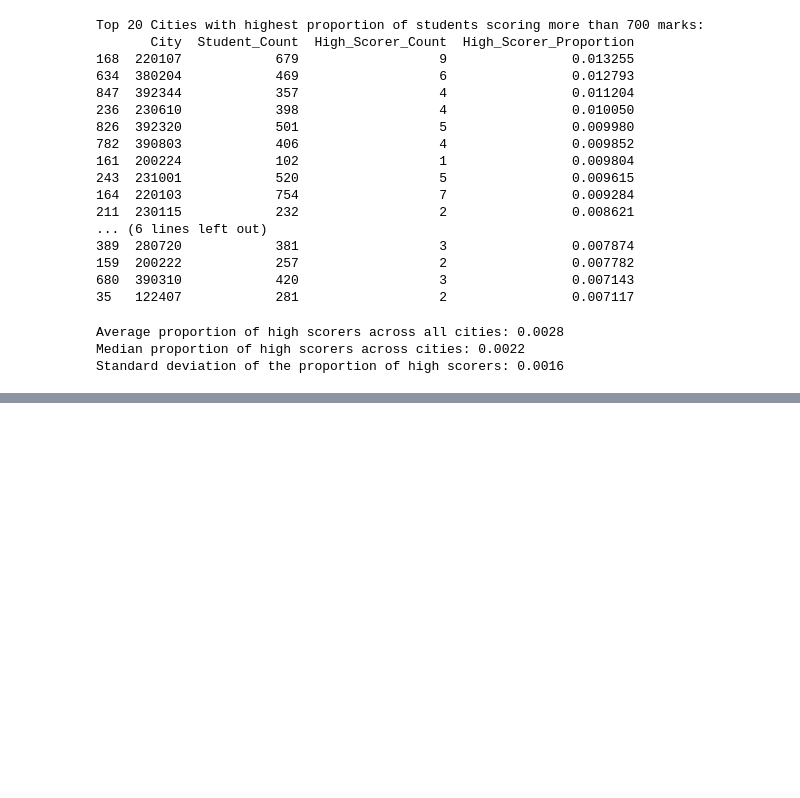
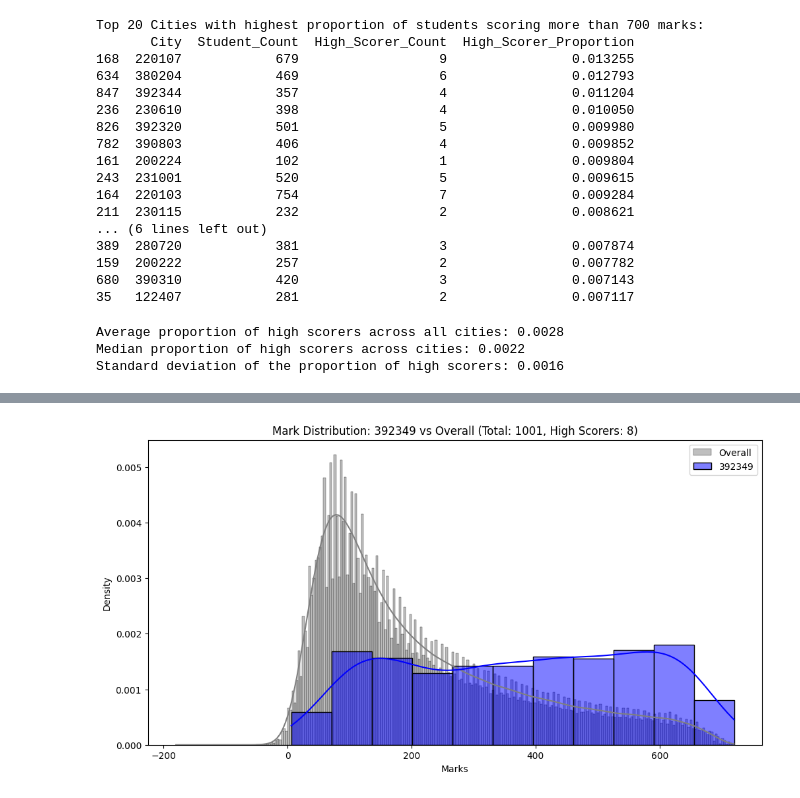
Before and after one commit to jishnurajendran/NEET-2024-analysis, a Jupyter notebook: NEET_analysis.ipynb, the cells around one changed output, grey strips where cells are left out. Saved outputs shown, nothing was run; the diff lists cells and outputs as text; code cells hidden in the pictures; blank space fills up the shorter version.

```diff
--- a/NEET_analysis.ipynb
+++ b/NEET_analysis.ipynb
@@ -95,7 +90,7 @@ Cities with unusual average marks (Z-score > 3 or < -3):
 3512  410808            422  378.604265            3.181673
 # %%
 # 4.1 Variance Analysis (high)
-variance_h = 2
+variance_h = 2.1
 city_stats['Variance_Z_Score'] = calculate_z_scores(city_stats['Std_Marks'])
 high_variance_cities = city_stats[city_stats['Variance_Z_Score'] > variance_h]
 print(f"Cities with unusually high variance in marks (Z-score > {variance_h}):")
@@ -121,6 +110,6 @@ Cities with unusually high variance in marks (Z-score > 2):
 # %%
 # 4.2 Variance Analysis (low)
-variance_l = 0.005
+variance_l = 0.004
 city_stats['Variance_Z_Score'] = calculate_z_scores(city_stats['Std_Marks'])
 low_variance_cities = city_stats[abs(city_stats['Variance_Z_Score']) < variance_l]
 print(f"Cities with unusually low variance in marks (Z-score < {variance_l}):")
@@ -209,7 +191,7 @@ Median proportion of high scorers across cities: 0.0022
 Standard deviation of the proportion of high scorers: 0.0016
 # %%
 # Identify cities with significantly higher than average high scorer proportions
-threshold = average_high_scorer_proportion + 4 * std_dev_high_scorer_proportion
+threshold = average_high_scorer_proportion + 3 * std_dev_high_scorer_proportion
 cities_with_high_scorer_outliers = cities_with_high_scorers[cities_with_high_scorers['High_Scorer_Proportion'] > threshold]
 
 print("\nCities with significantly higher than average high scorer proportions (more than 4 standard deviations above the mean):")
@@ -327,0 +308,4 @@ plt.show()
+# %%
+plot_city_distribution(df, 392349, city_stats)
+# %% [output]
+[figure, added]
```
Also changed, not shown: parts of 18 cells of this notebook.
